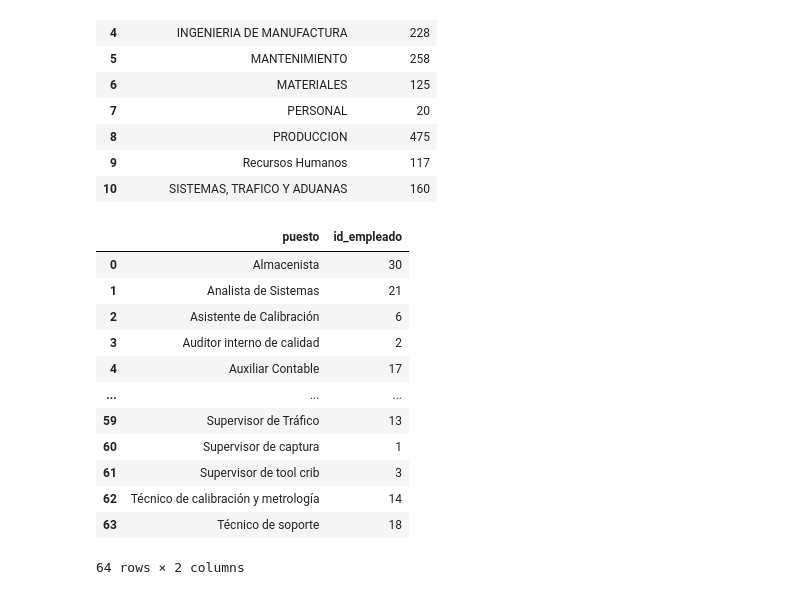
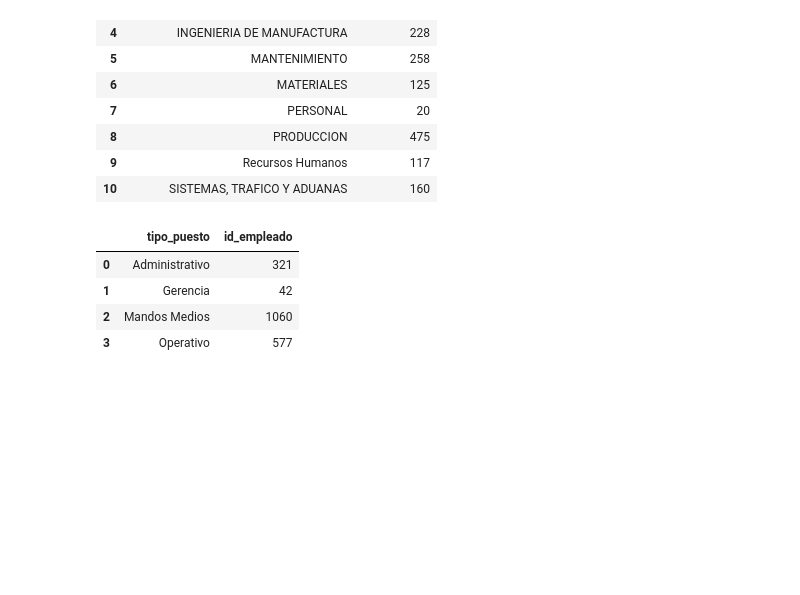
Before and after one commit to anane3373/PromoE-DA-Modulo2-sprint1-AnaIsabel-AnaG-Victoria, a Jupyter notebook: Pair2Viz.ipynb, the cells around one changed output. Drawn from its saved outputs; the diff is of its cells as text; code cells hidden in the pictures; blank space fills up the shorter version.

```diff
--- a/Pair2Viz.ipynb
+++ b/Pair2Viz.ipynb
@@ -84,23 +84,15 @@ display(empleados)
 # %%
 # empleados por tipo de puesto
 
-empleados_puesto = df_empleados.groupby("puesto")["id_empleado"].count()
+empleados_puesto = df_empleados.groupby("tipo_puesto")["id_empleado"].count()
 empleados_puesto = empleados_puesto.reset_index()
 display(empleados_puesto)
 # %% [output]
-|  | puesto | id_empleado |
-| 0 | Almacenista | 30 |
-| 1 | Analista de Sistemas | 21 |
-| 2 | Asistente de Calibración | 6 |
-| 3 | Auditor interno de calidad | 2 |
-| 4 | Auxiliar Contable | 17 |
-| ... | ... | ... |
-| 59 | Supervisor de Tráfico | 13 |
-| 60 | Supervisor de captura | 1 |
-| 61 | Supervisor de tool crib | 3 |
-| 62 | Técnico de calibración y metrología | 14 |
-| 63 | Técnico de soporte | 18 |
+|  | tipo_puesto | id_empleado |
+| 0 | Administrativo | 321 |
+| 1 | Gerencia | 42 |
+| 2 | Mandos Medios | 1060 |
+| 3 | Operativo | 577 |
-64 rows × 2 columns
 # %%
 fig,ax = plt.subplots(1,2, figsize = (15,5))
 
```
Also changed, not shown: parts of 2 cells of this notebook, 3 other files.
